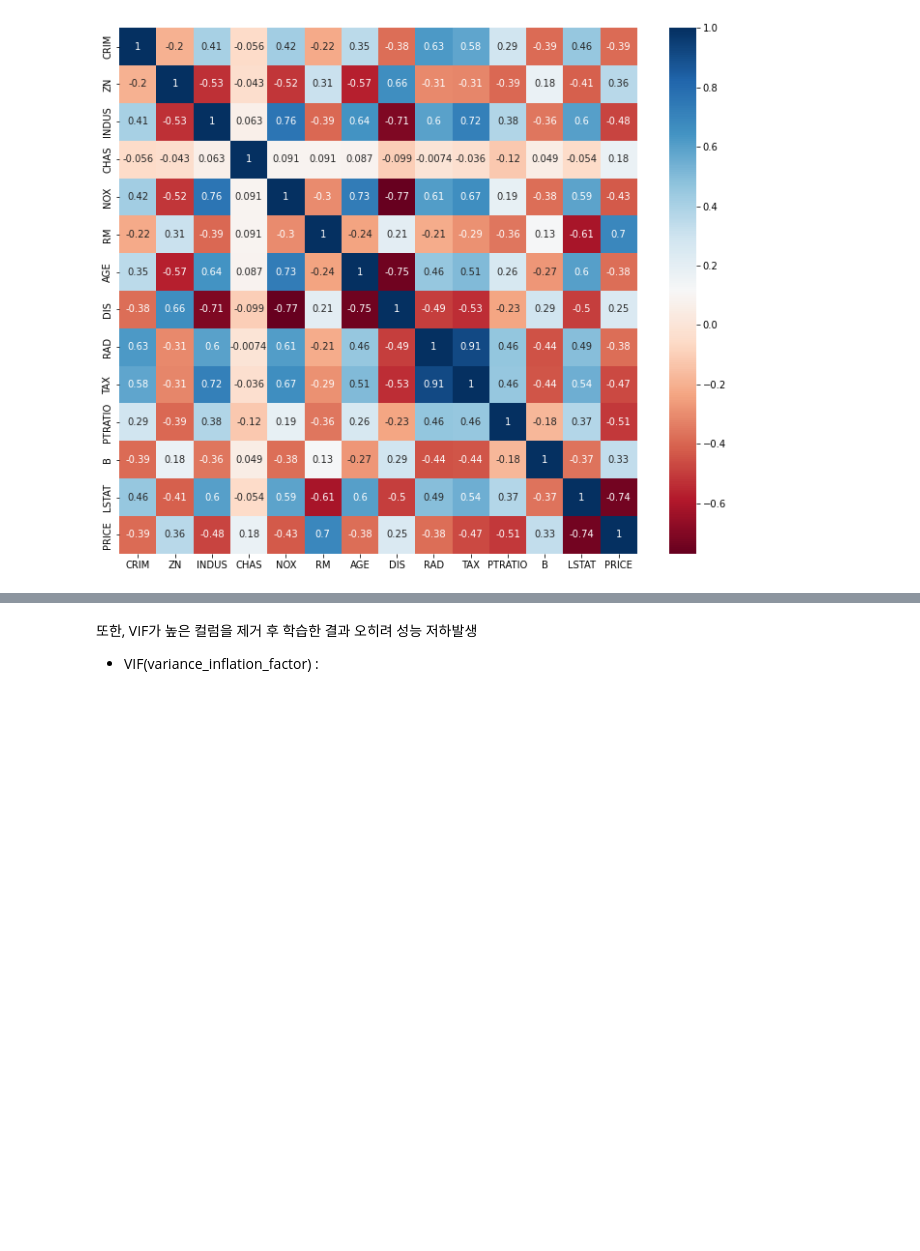
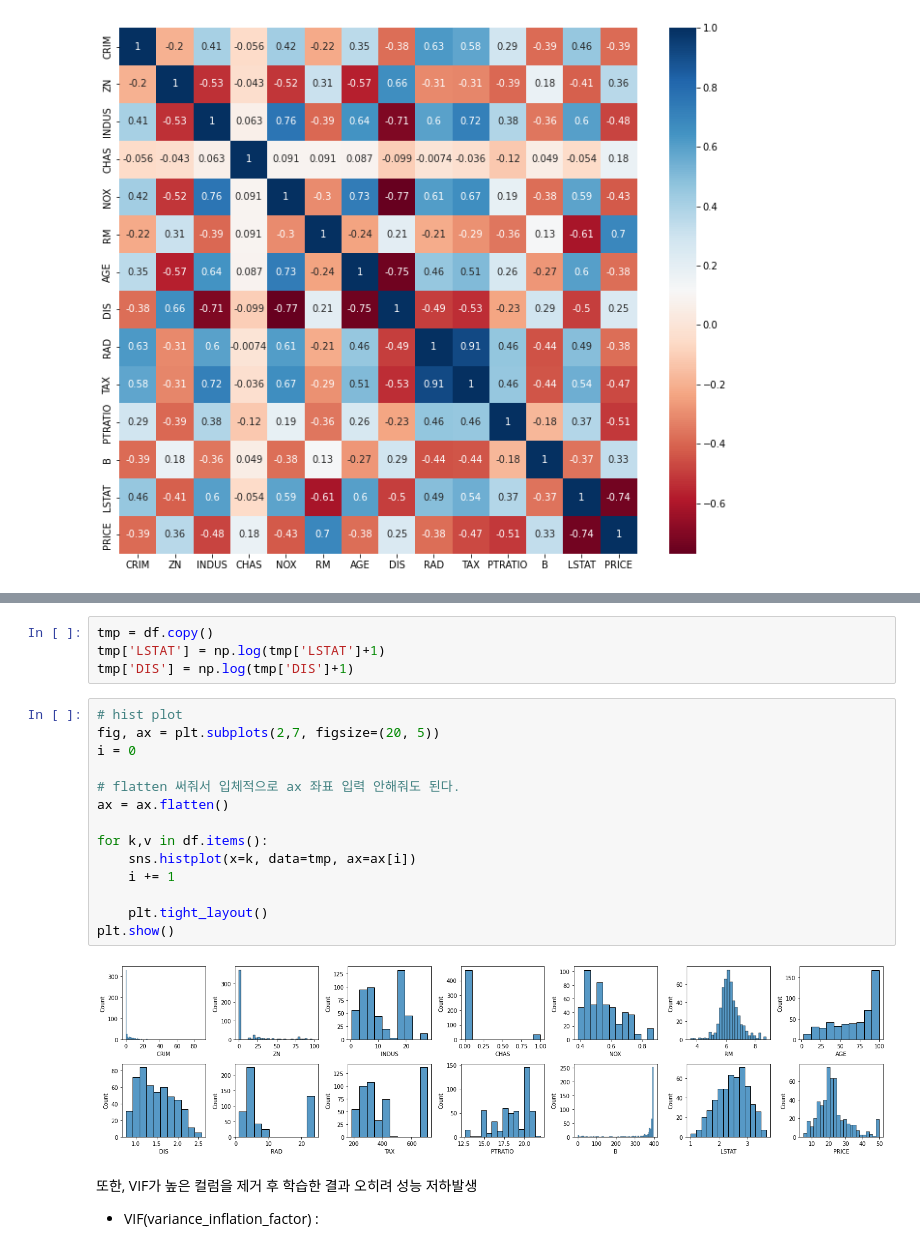
Before and after one commit to jayblue27/PseudoLab_Study-DF5-DS, a Jupyter notebook: Hoyeong/The Boston Housing Dataset/Boston Housing Price prediction.ipynb, the cells around one changed output, grey strips where cells are left out. Cells and saved outputs as stored; diff of their text form; blank space fills up the shorter version.

```diff
--- a/Hoyeong/The Boston Housing Dataset/Boston Housing Price prediction.ipynb
+++ b/Hoyeong/The Boston Housing Dataset/Boston Housing Price prediction.ipynb
@@ -225,3 +274,23 @@ plt.show()
+# %%
+tmp = df.copy()
+tmp['LSTAT'] = np.log(tmp['LSTAT']+1)
+tmp['DIS'] = np.log(tmp['DIS']+1)
+# %%
+# hist plot
+fig, ax = plt.subplots(2,7, figsize=(20, 5))
+i = 0
+
+# flatten 써줘서 입체적으로 ax 좌표 입력 안해줘도 된다.
+ax = ax.flatten()
+
+for k,v in df.items():
+    sns.histplot(x=k, data=tmp, ax=ax[i])
+    i += 1
+
+    plt.tight_layout()
+plt.show()
+# %% [output]
+[figure, added]
 # %% [markdown]
 또한, VIF가 높은 컬럼을 제거 후 학습한 결과 오히려 성능 저하발생
 - VIF(variance_inflation_factor) :
```
Also changed, not shown: parts of 7 cells of this notebook, 1 other file.
